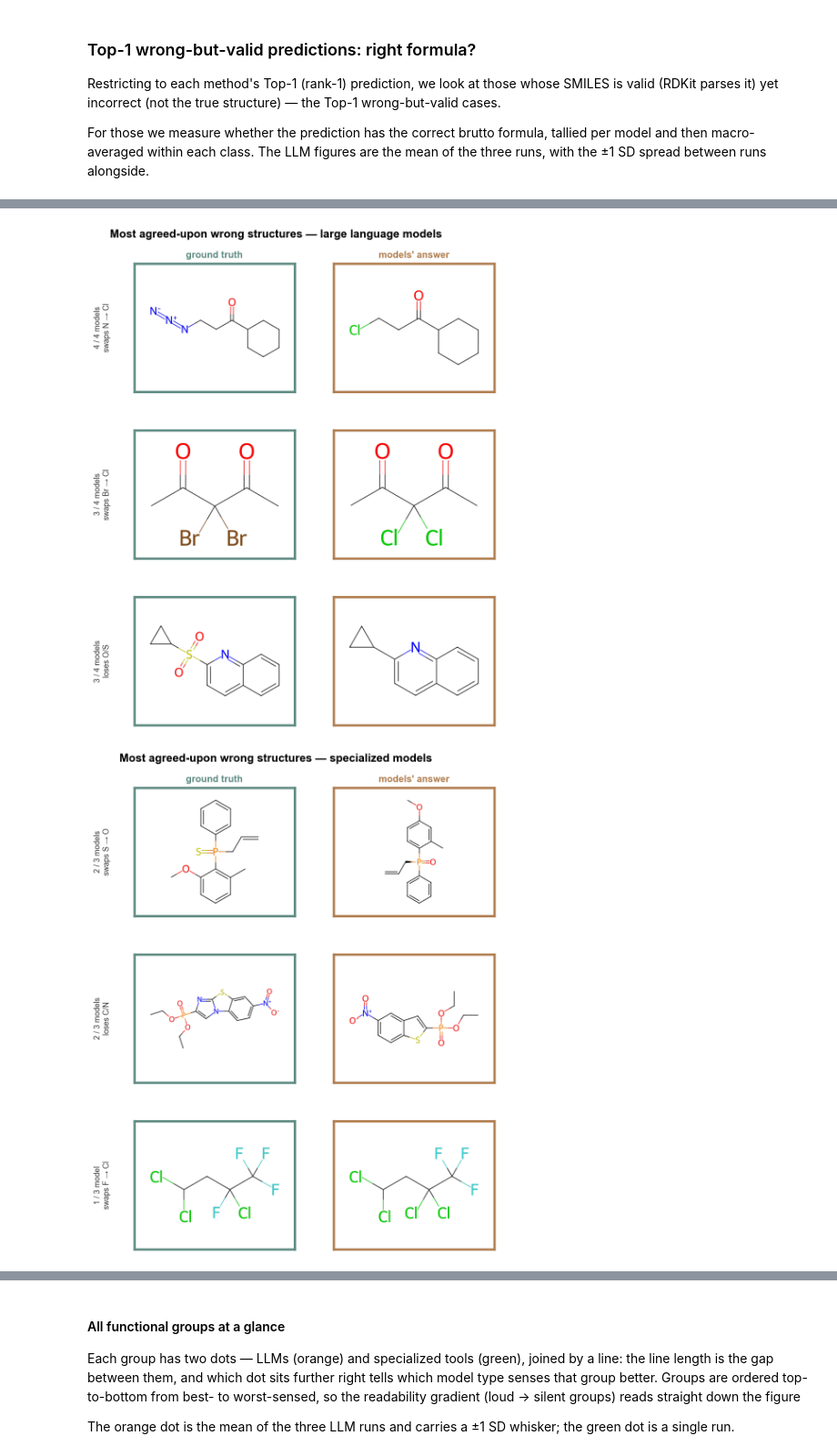
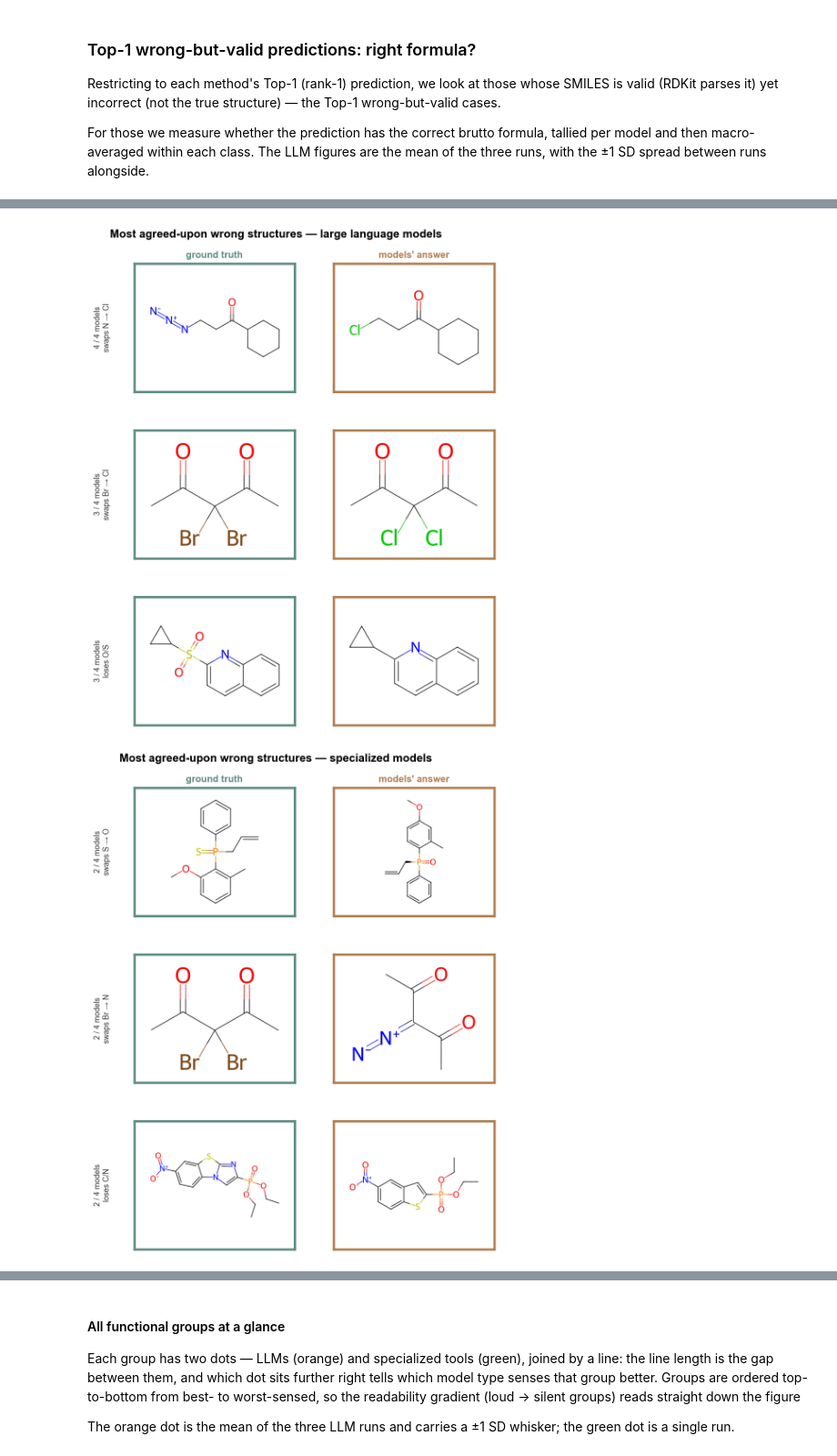
Before and after one commit to odanchem/NMRArena, a Jupyter notebook: analysis/data_analysis.ipynb, the cells around one changed output, grey strips where cells are left out. Shown at 91% size. Saved outputs shown, nothing was run; the diff lists cells and outputs as text; code cells hidden in the pictures.

```diff
--- a/analysis/data_analysis.ipynb
+++ b/analysis/data_analysis.ipynb
@@ -590,37 +589,36 @@ TRUTH_C, WRONG_C = GREEN["edge"], ORANGE["edge"]
 def consensus_figure(methods, family, fname, recs, k=3):
     cases = consensus_wrong(methods, recs)[:k]
     ntot = len(methods)
     fig, axes = plt.subplots(len(cases), 2, figsize=(7.4, 2.7 * len(cases)))
     if len(cases) == 1:
         axes = axes.reshape(1, 2)
     fig.subplots_adjust(wspace=0.03, hspace=0.30, left=0.17, right=0.99, top=0.90, bottom=0.02)
     for r, c in enumerate(cases):
         for col, (smi, lab, color) in enumerate([(c["truth"], "ground truth", TRUTH_C),
                                                  (c["pred"], "models' answer", WRONG_C)]):
             ax = axes[r, col]; ax.imshow(_draw(smi)); ax.set_xticks([]); ax.set_yticks([])
             for s in ax.spines.values():
                 s.set_visible(True); s.set_color(color); s.set_linewidth(2.6)
             if r == 0:
                 ax.set_title(lab, color=color, fontsize=10.5, fontweight="bold", pad=6)
         agree = f"{c['n']} / {ntot} models" if c["n"] >= 2 else f"1 / {ntot} model"
         tag = f"{agree}\n{error_label(c['truth'], c['pred'])}"
         axes[r, 0].text(-0.20, 0.5, tag, transform=axes[r, 0].transAxes, rotation=90,
                         va="center", ha="center", fontsize=8.6, color="#333333", fontweight="medium")
     fig.suptitle(f"Most agreed-upon wrong structures — {family}",
                  fontsize=12.5, fontweight="bold", y=0.965)
     save_fig(fig, fname)
     plt.show()
 
 
-# DeepSeek and Qwen (mostly format-fails) and NMRMind (non-chemical output) carry no informative
-# errors -> excluded here. Run 1 is used: this figure names traps, it does not measure a rate.
+# DeepSeek and Qwen (mostly format-fails) carry no informative errors -> excluded here. Run 1 is used: this figure names traps, it does not measure a rate.
 LLM_ERR  = [m for m in LLM if m not in ("deepseek", "qwen")]
-SPEC_ERR = [m for m in SPECIALIZED if m != "nmrmind"]
+SPEC_ERR = SPECIALIZED
 consensus_figure(LLM_ERR, "large language models", "fig_consensus_errors_llm", records_by_run[1], k=3)
 consensus_figure(SPEC_ERR, "specialized models", "fig_consensus_errors_specialized", records_by_run[1], k=3)
 # %% [output]
 [figure]
-[figure, old version]
+[figure, new version]
 # %% [markdown]
 ### Functional-group fidelity: which groups each model type "reads"
 
```
Also changed, not shown: parts of 15 cells of this notebook, 11 other files.
